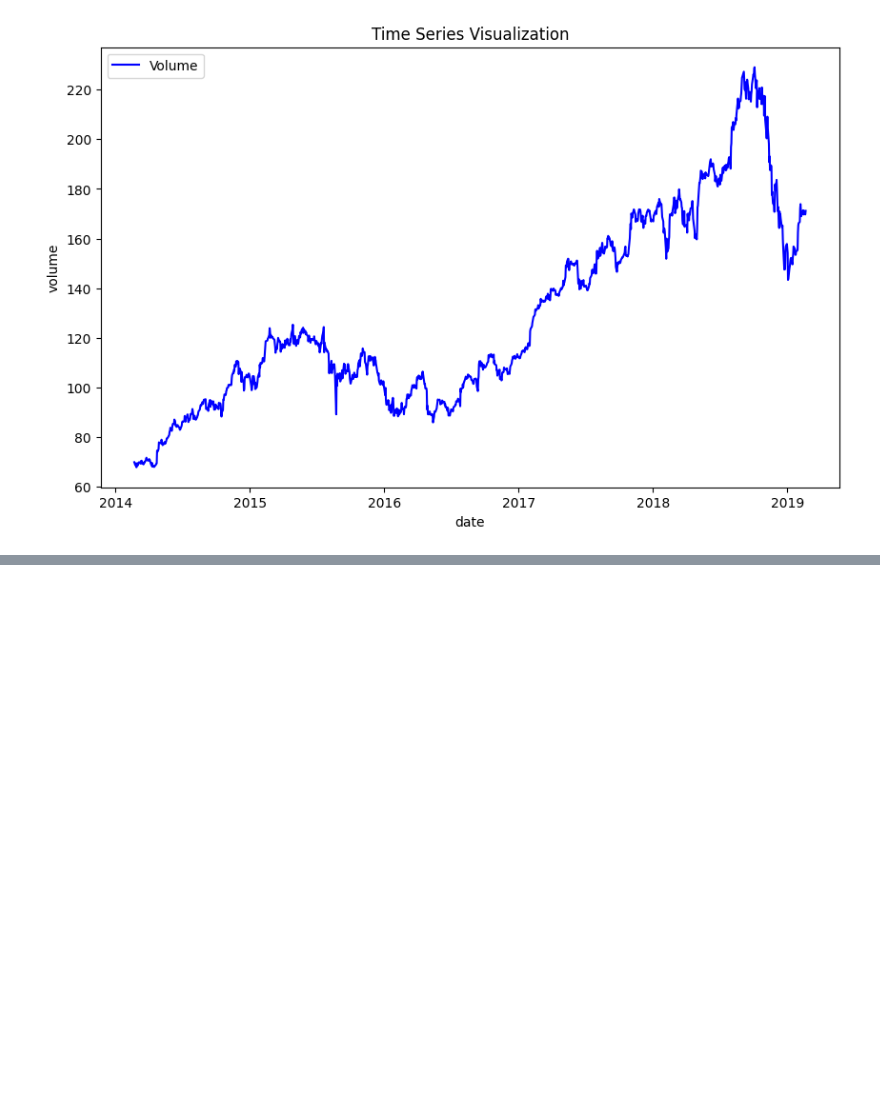
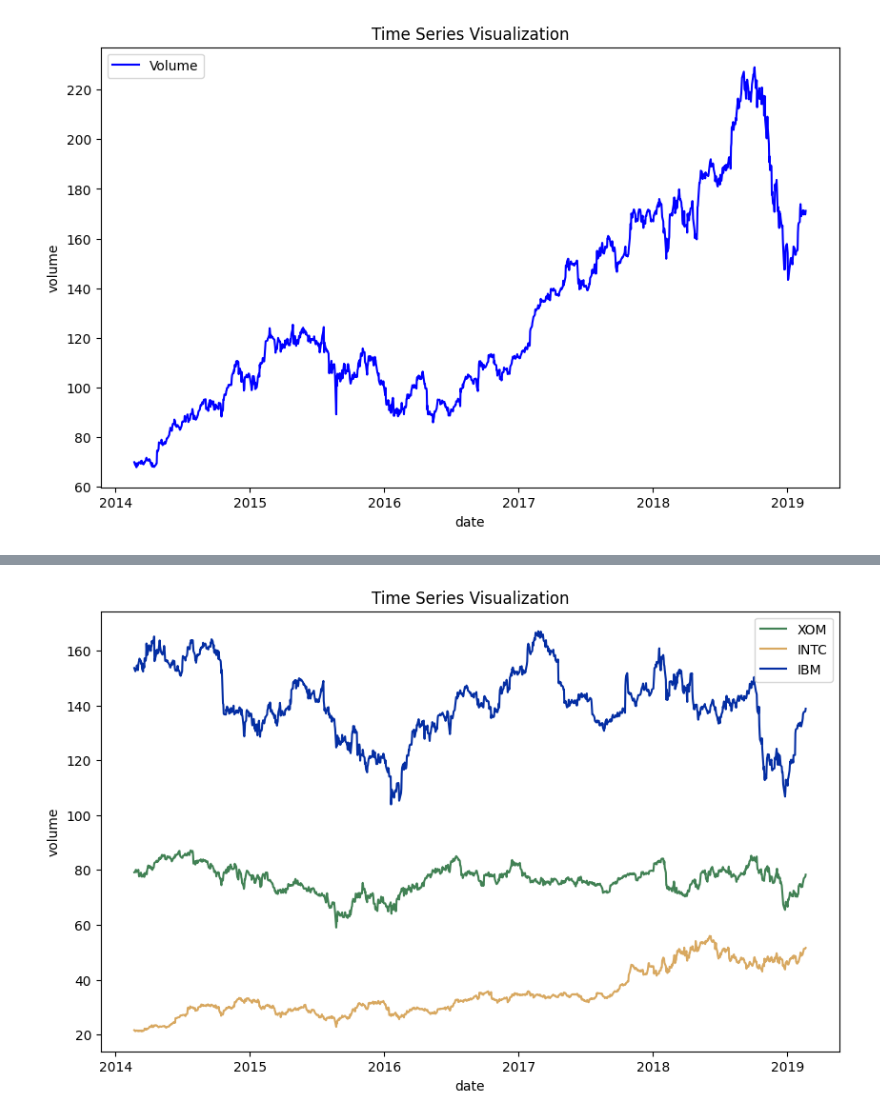
Before and after one commit to maxvonlancaster/nlp-fuzzy, a Jupyter notebook: src/timeseries-advanced.ipynb, the cells around one changed output, grey strips where cells are left out. Saved outputs shown, nothing was run; the diff lists cells and outputs as text; code cells hidden in the pictures; blank space fills up the shorter version.

```diff
--- a/src/timeseries-advanced.ipynb
+++ b/src/timeseries-advanced.ipynb
@@ -49,0 +147,15 @@ date
+# %%
+def display(dict):
+    plt.figure(figsize=(10, 6))
+    for name, value in dict.items():
+        plt.plot(data.index, value['open'], label=name, color=np.random.rand(3,))
+    plt.title('Time Series Visualization')
+    plt.xlabel('date')
+    plt.ylabel('volume')
+    plt.legend()
+    plt.show()
+
+keys_to_take = ['XOM', 'INTC', 'IBM']
+display({k: timeseries_data[k] for k in keys_to_take if k in timeseries_data})
+# %% [output]
+[figure, added]
```
Also changed, not shown: parts of 4 cells of this notebook.
